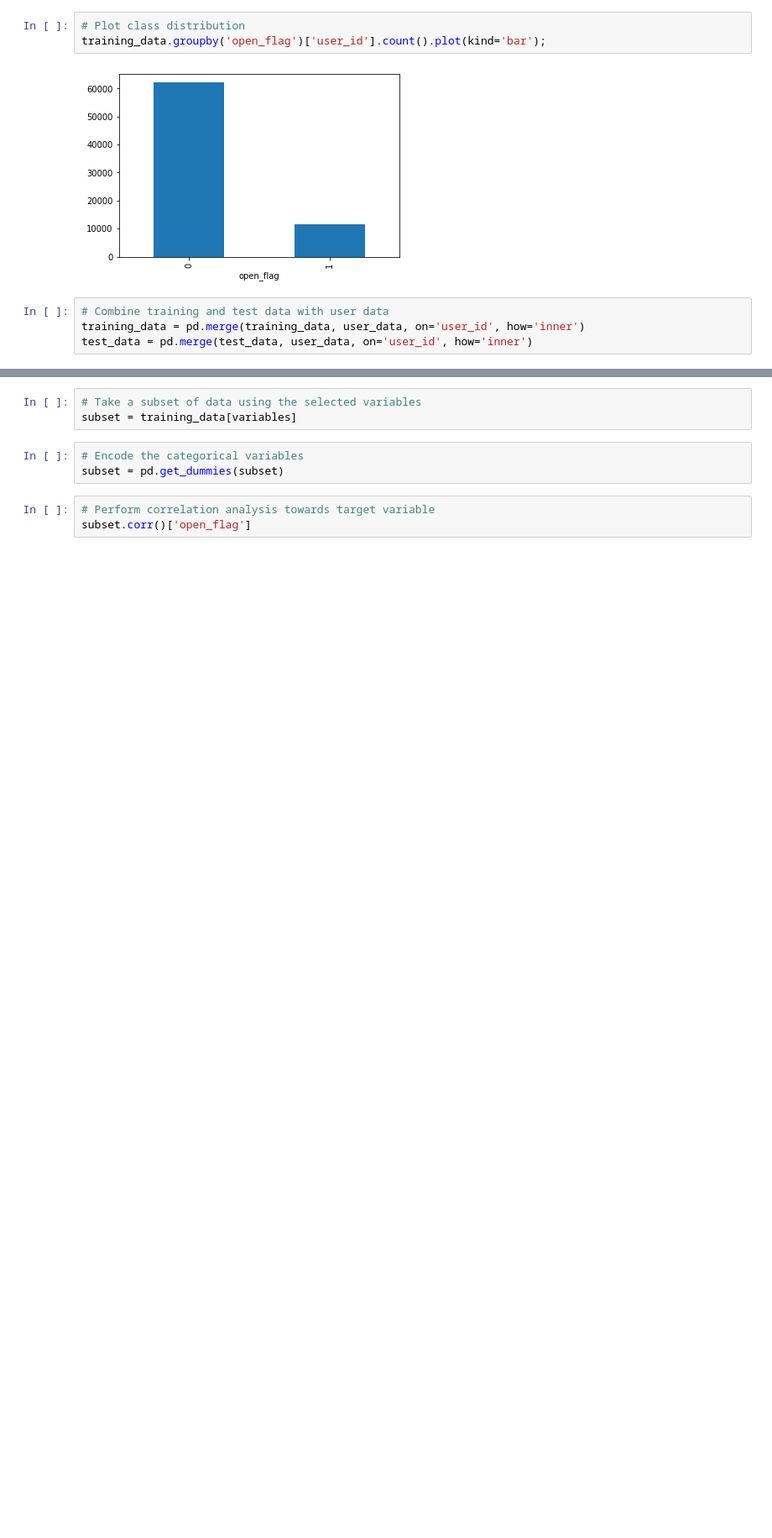
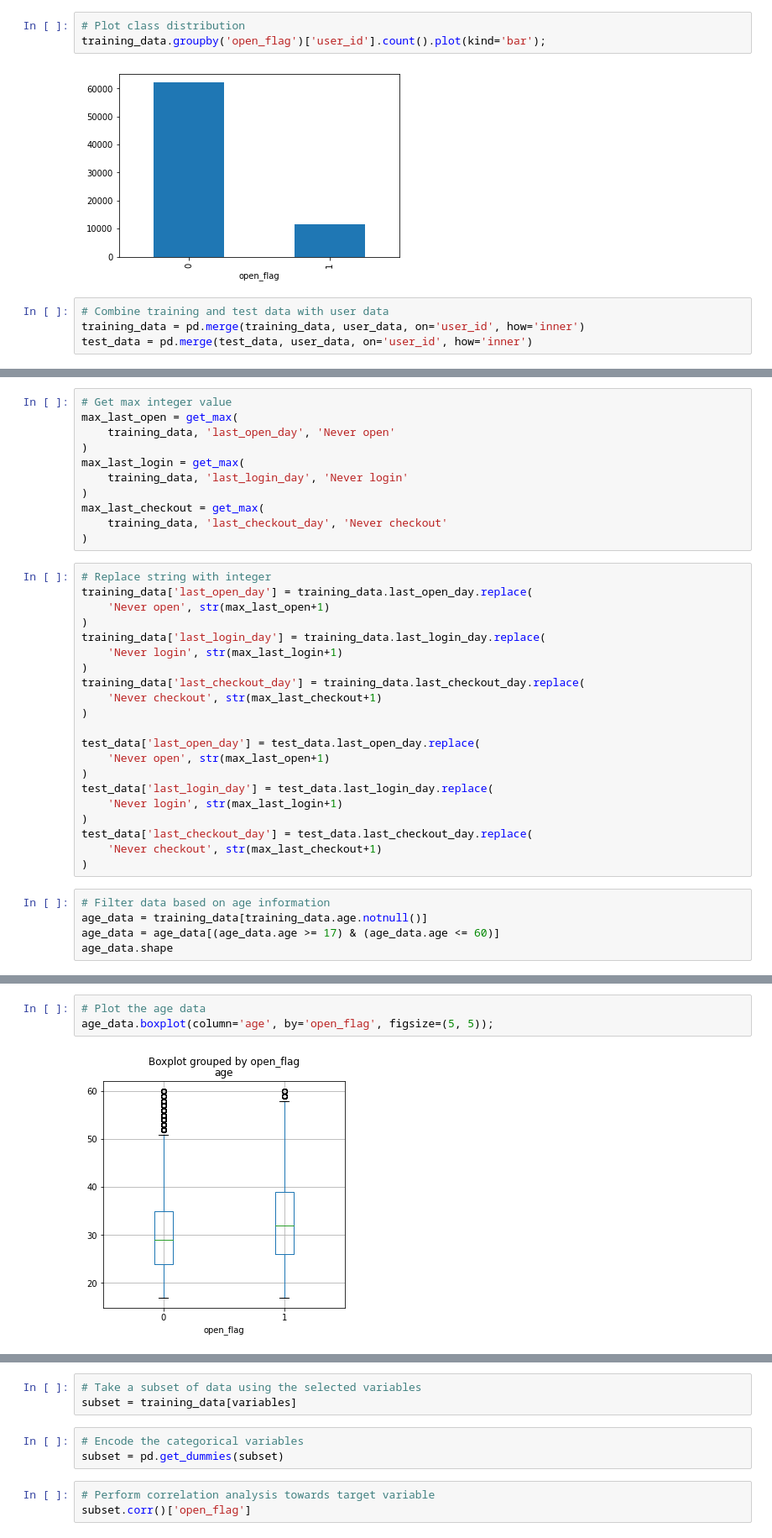
Before and after one commit to helmiriawan/code-league-marketing-analytics, a Jupyter notebook: data-understanding.ipynb, the cells around one changed output, grey strips where cells are left out. Shown at 84% size. Cells and saved outputs as stored; diff of their text form; blank space fills up the shorter version.

Commit message:
Add more analysis in the data understanding

```diff
--- a/data-understanding.ipynb
+++ b/data-understanding.ipynb
@@ -125,0 +135,37 @@ test_data = pd.merge(test_data, user_data, on='user_id', how='inner')
+# %%
+# Get max integer value
+max_last_open = get_max(
+    training_data, 'last_open_day', 'Never open'
+)
+max_last_login = get_max(
+    training_data, 'last_login_day', 'Never login'
+)
+max_last_checkout = get_max(
+    training_data, 'last_checkout_day', 'Never checkout'
+)
+# %%
+# Replace string with integer
+training_data['last_open_day'] = training_data.last_open_day.replace(
+    'Never open', str(max_last_open+1)
+)
+training_data['last_login_day'] = training_data.last_login_day.replace(
+    'Never login', str(max_last_login+1)
+)
+training_data['last_checkout_day'] = training_data.last_checkout_day.replace(
+    'Never checkout', str(max_last_checkout+1)
+)
+
+test_data['last_open_day'] = test_data.last_open_day.replace(
+    'Never open', str(max_last_open+1)
+)
+test_data['last_login_day'] = test_data.last_login_day.replace(
+    'Never login', str(max_last_login+1)
+)
+test_data['last_checkout_day'] = test_data.last_checkout_day.replace(
+    'Never checkout', str(max_last_checkout+1)
+)
+# %%
+# Filter data based on age information
+age_data = training_data[training_data.age.notnull()]
+age_data = age_data[(age_data.age >= 17) & (age_data.age <= 60)]
+age_data.shape
@@ -126,2 +181,7 @@ test_data = pd.merge(test_data, user_data, on='user_id', how='inner')
+# %%
+# Plot the age data
+age_data.boxplot(column='age', by='open_flag', figsize=(5, 5));
+# %% [output]
+[figure, added]
 # %%
 # Change column type in training data
```
Also changed, not shown: parts of 9 cells of this notebook.
